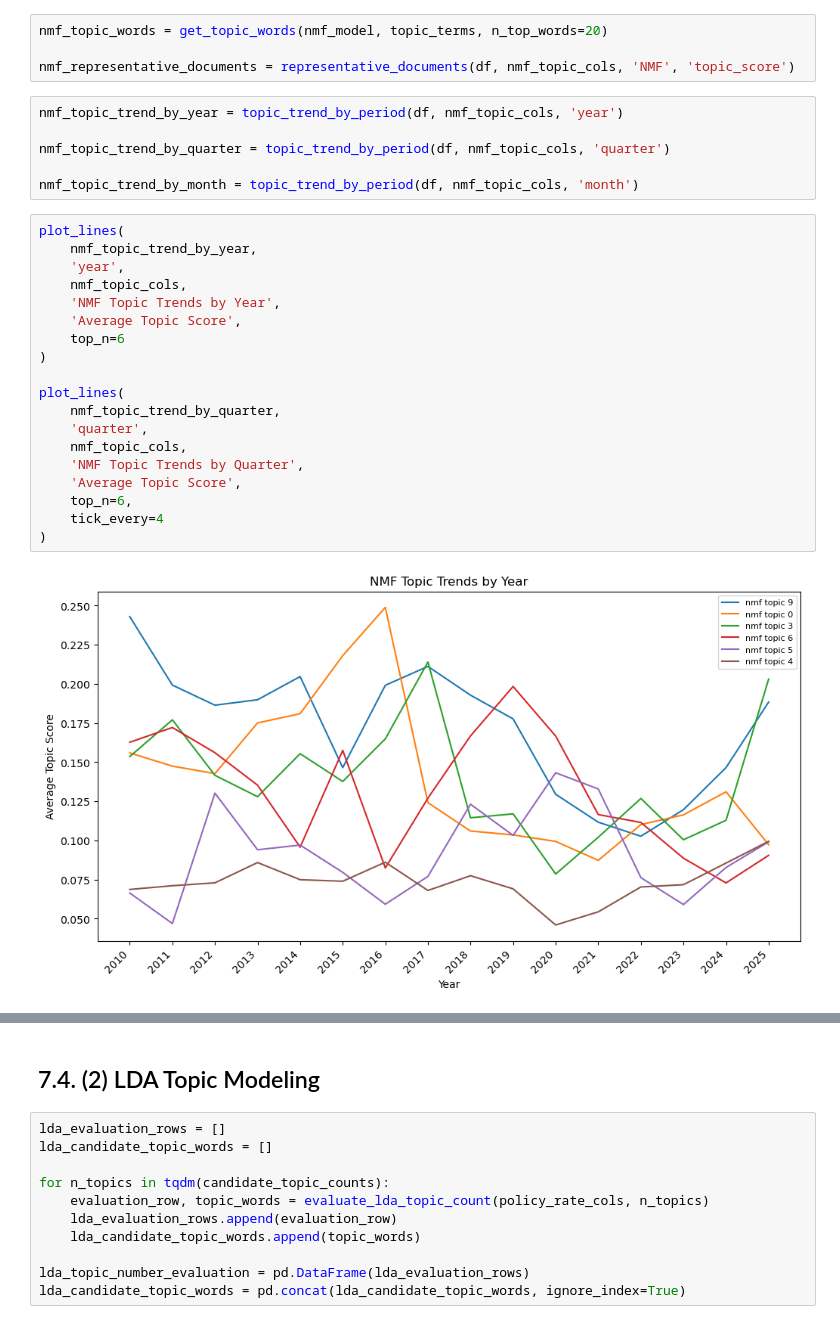
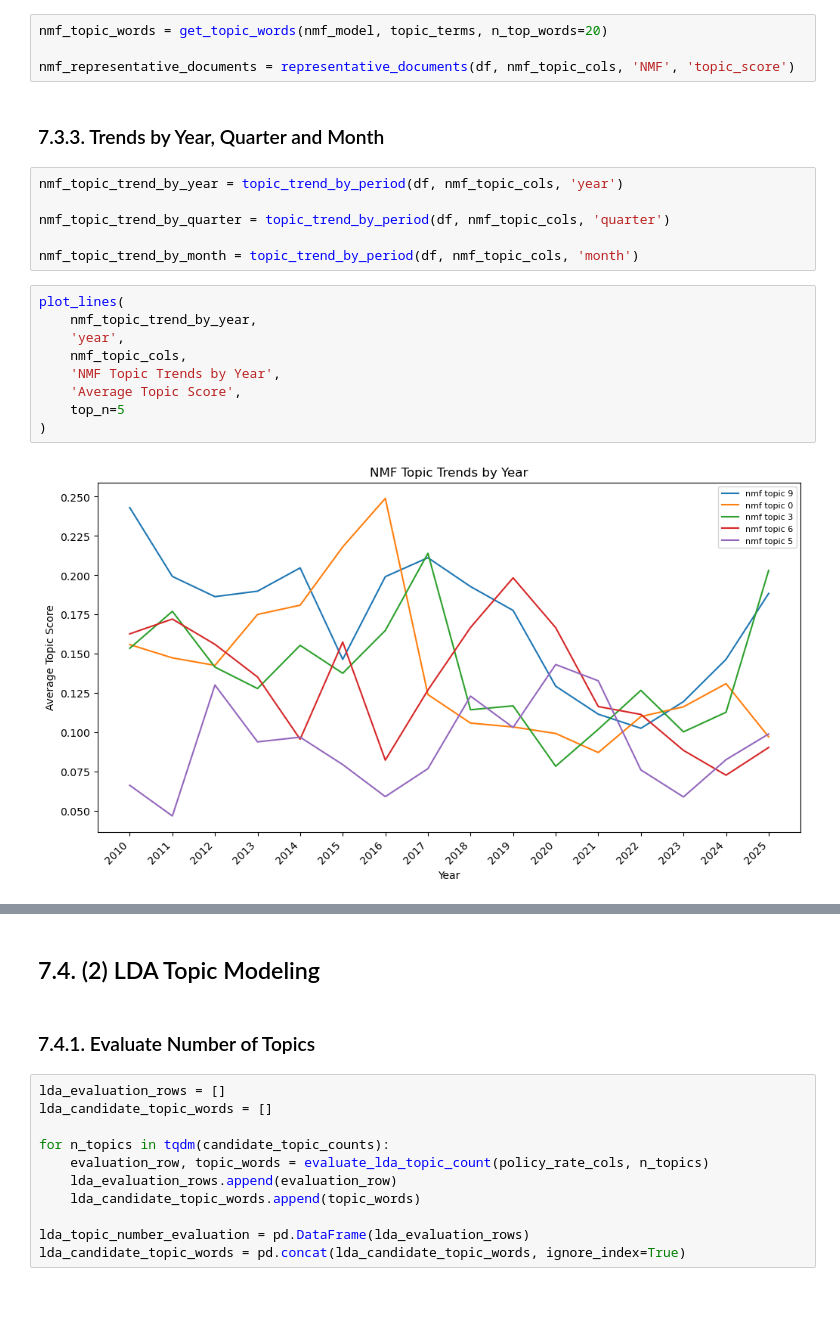
Before and after one commit to YoungbokYi/Text-Mining-FCC-Documents, a Jupyter notebook: Trend_Analysis.ipynb, the cells around one changed output, grey strips where cells are left out. Drawn from its saved outputs; the diff is of its cells as text; blank space fills up the shorter version.

```diff
--- a/Trend_Analysis.ipynb
+++ b/Trend_Analysis.ipynb
@@ -2197,6 +2200,8 @@ df['dominant_nmf_topic_score'] = np.max(nmf_doc_topic, axis=1)
 nmf_topic_words = get_topic_words(nmf_model, topic_terms, n_top_words=20)
 
 nmf_representative_documents = representative_documents(df, nmf_topic_cols, 'NMF', 'topic_score')
+# %% [markdown]
+### 7.3.3. Trends by Year, Quarter and Month
 # %%
 nmf_topic_trend_by_year = topic_trend_by_period(df, nmf_topic_cols, 'year')
 
@@ -2206,21 +2211,11 @@ nmf_topic_trend_by_month = topic_trend_by_period(df, nmf_topic_cols, 'month')
 # %%
 plot_lines(
     nmf_topic_trend_by_year,
     'year',
     nmf_topic_cols,
     'NMF Topic Trends by Year',
     'Average Topic Score',
-    top_n=6
+    top_n=5
 )
-
-plot_lines(
-    nmf_topic_trend_by_quarter,
-    'quarter',
-    nmf_topic_cols,
-    'NMF Topic Trends by Quarter',
-    'Average Topic Score',
-    top_n=6,
-    tick_every=4
-)
 # %% [output]
-[figure, old version]
+[figure, new version]
@@ -2228,5 +2222,7 @@ plot_lines(
 # %% [markdown]
 ## 7.4. (2) LDA Topic Modeling
+# %% [markdown]
+### 7.4.1. Evaluate Number of Topics
 # %%
 lda_evaluation_rows = []
 lda_candidate_topic_words = []
```
Also changed, not shown: parts of 60 cells of this notebook.
